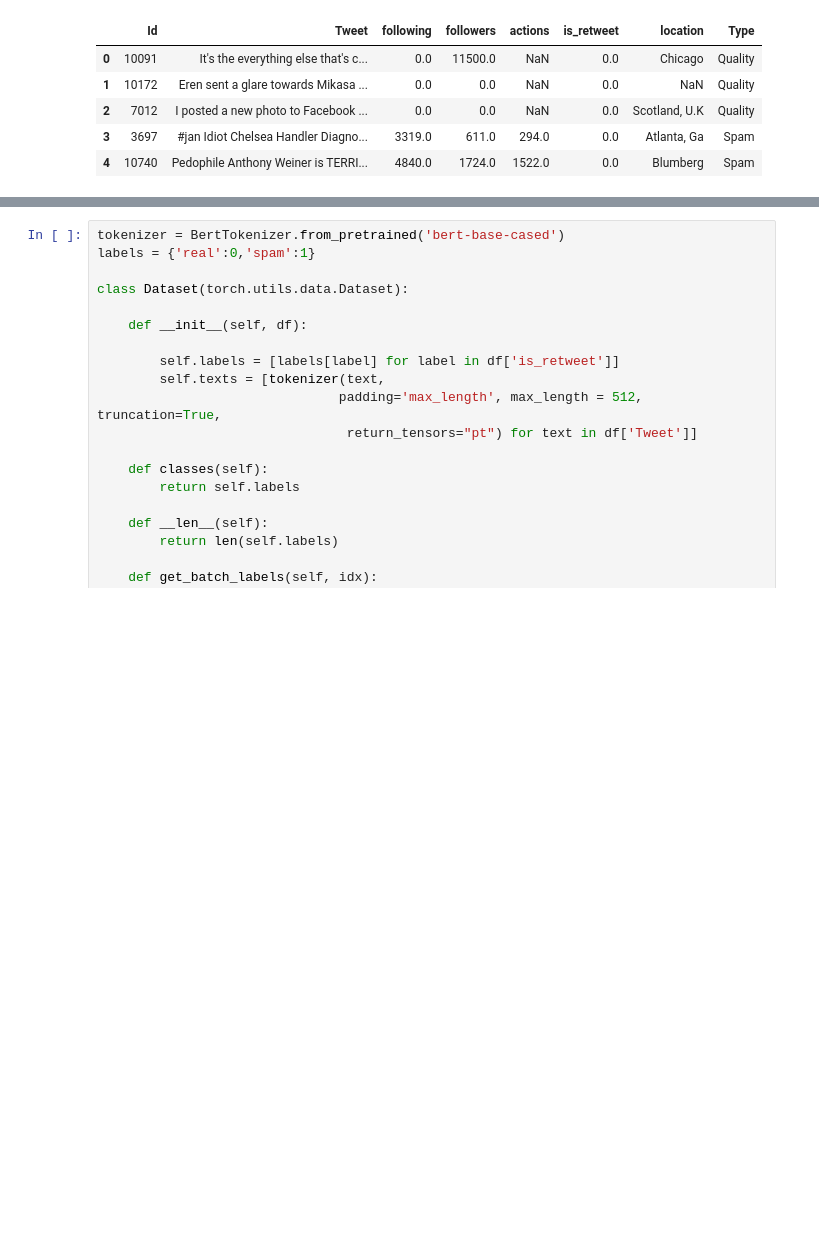
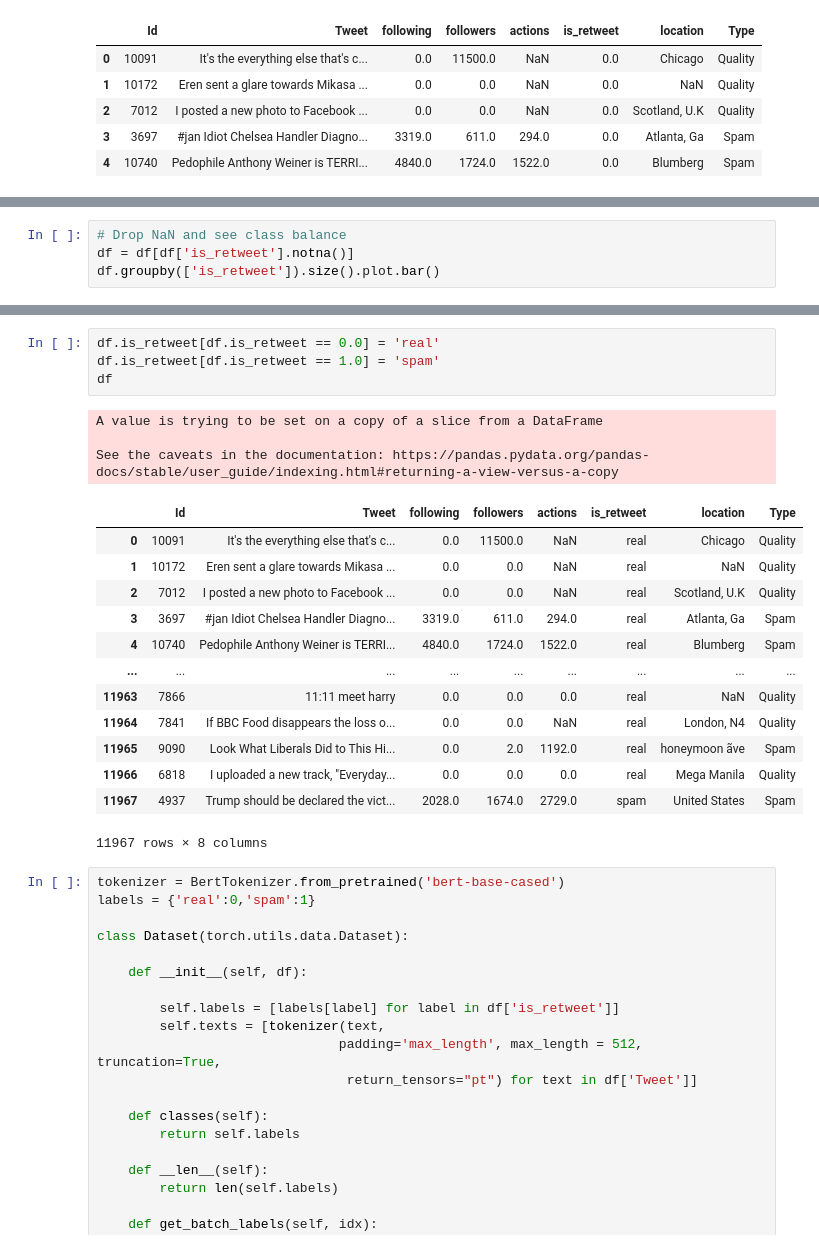
Before and after one commit to AyushiM1102/Electra_classification_fake_vs_real_news, a Jupyter notebook: bert_classification.ipynb, the cells around one changed output, grey strips where cells are left out. Saved outputs shown, nothing was run; the diff lists cells and outputs as text; blank space fills up the shorter version.

```diff
--- a/bert_classification.ipynb
+++ b/bert_classification.ipynb
@@ -29,0 +25,4 @@ df.groupby(['is_retweet']).size().plot.bar()
+# %%
+# Drop NaN and see class balance
+df = df[df['is_retweet'].notna()]
+df.groupby(['is_retweet']).size().plot.bar()
@@ -30,3 +32,24 @@ df.groupby(['is_retweet']).size().plot.bar()
+# %%
+df.is_retweet[df.is_retweet == 0.0] = 'real'
+df.is_retweet[df.is_retweet == 1.0] = 'spam'
+df
+# %% [output]
+A value is trying to be set on a copy of a slice from a DataFrame
+
+See the caveats in the documentation: https://pandas.pydata.org/pandas-docs/stable/user_guide/indexing.html#returning-a-view-versus-a-copy
+|  | Id | Tweet | following | followers | actions | is_retweet | location | Type |
+| 0 | 10091 | It's the everything else that's c... | 0.0 | 11500.0 | NaN | real | Chicago | Quality |
+| 1 | 10172 | Eren sent a glare towards Mikasa ... | 0.0 | 0.0 | NaN | real | NaN | Quality |
+| 2 | 7012 | I posted a new photo to Facebook ... | 0.0 | 0.0 | NaN | real | Scotland, U.K | Quality |
+| 3 | 3697 | #jan Idiot Chelsea Handler Diagno... | 3319.0 | 611.0 | 294.0 | real | Atlanta, Ga | Spam |
+| 4 | 10740 | Pedophile Anthony Weiner is TERRI... | 4840.0 | 1724.0 | 1522.0 | real | Blumberg | Spam |
+| ... | ... | ... | ... | ... | ... | ... | ... | ... |
+| 11963 | 7866 | 11:11 meet harry | 0.0 | 0.0 | 0.0 | real | NaN | Quality |
+| 11964 | 7841 | If BBC Food disappears the loss o... | 0.0 | 0.0 | NaN | real | London, N4 | Quality |
+| 11965 | 9090 | Look What Liberals Did to This Hi... | 0.0 | 2.0 | 1192.0 | real | honeymoon ãve | Spam |
+| 11966 | 6818 | I uploaded a new track, "Everyday... | 0.0 | 0.0 | 0.0 | real | Mega Manila | Quality |
+| 11967 | 4937 | Trump should be declared the vict... | 2028.0 | 1674.0 | 2729.0 | spam | United States | Spam |
+11967 rows × 8 columns
 # %%
 tokenizer = BertTokenizer.from_pretrained('bert-base-cased')
 labels = {'real':0,'spam':1}
```
Also changed, not shown: parts of 4 cells of this notebook.
